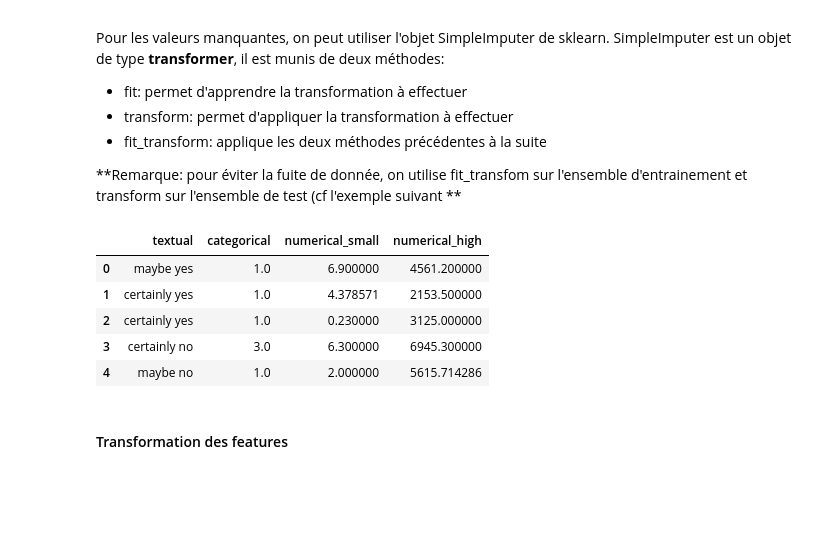
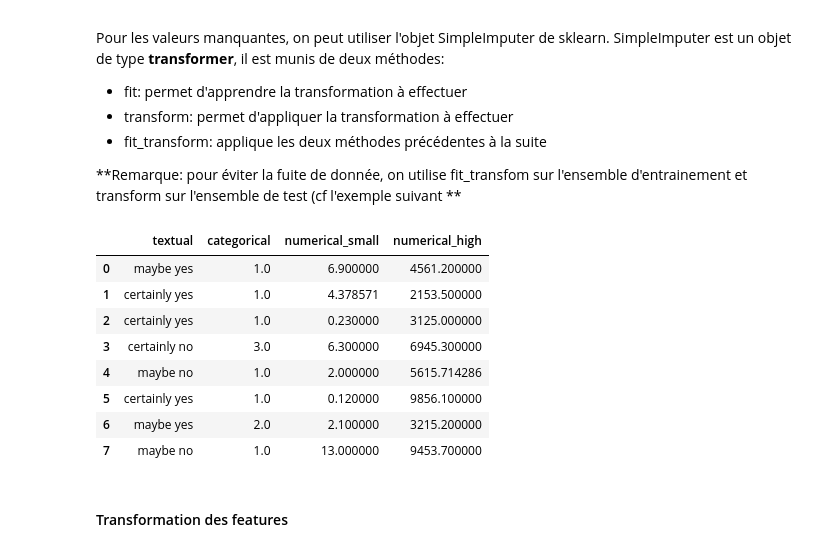
Before and after one commit to Guidemarcus/tp3AI, a Jupyter notebook: TP3/data_processing_tutorial.ipynb, the cells around one changed output. Saved outputs shown, nothing was run; the diff lists cells and outputs as text; code cells hidden in the pictures; blank space fills up the shorter version.

```diff
--- a/TP3/data_processing_tutorial.ipynb
+++ b/TP3/data_processing_tutorial.ipynb
@@ -154,14 +154,17 @@ toy_test["categorical"] = categorical_imputer.transform(toy_test["categorical"].
 toy_test["numerical_small"] = small_imputer.transform(toy_test["numerical_small"].values.reshape(-1,1))
 toy_test["numerical_high"] = high_imputer.transform(toy_test["numerical_high"].values.reshape(-1,1))
 # %%
-toy_train.head()
+toy_train.head(10)
 # %% [output]
 |  | textual | categorical | numerical_small | numerical_high |
 | 0 | maybe yes | 1.0 | 6.900000 | 4561.200000 |
 | 1 | certainly yes | 1.0 | 4.378571 | 2153.500000 |
 | 2 | certainly yes | 1.0 | 0.230000 | 3125.000000 |
 | 3 | certainly no | 3.0 | 6.300000 | 6945.300000 |
 | 4 | maybe no | 1.0 | 2.000000 | 5615.714286 |
+| 5 | certainly yes | 1.0 | 0.120000 | 9856.100000 |
+| 6 | maybe yes | 2.0 | 2.100000 | 3215.200000 |
+| 7 | maybe no | 1.0 | 13.000000 | 9453.700000 |
 # %% [markdown]
 #### Transformation des features
 # %% [markdown]
```
Also changed, not shown: parts of 7 cells of this notebook.
